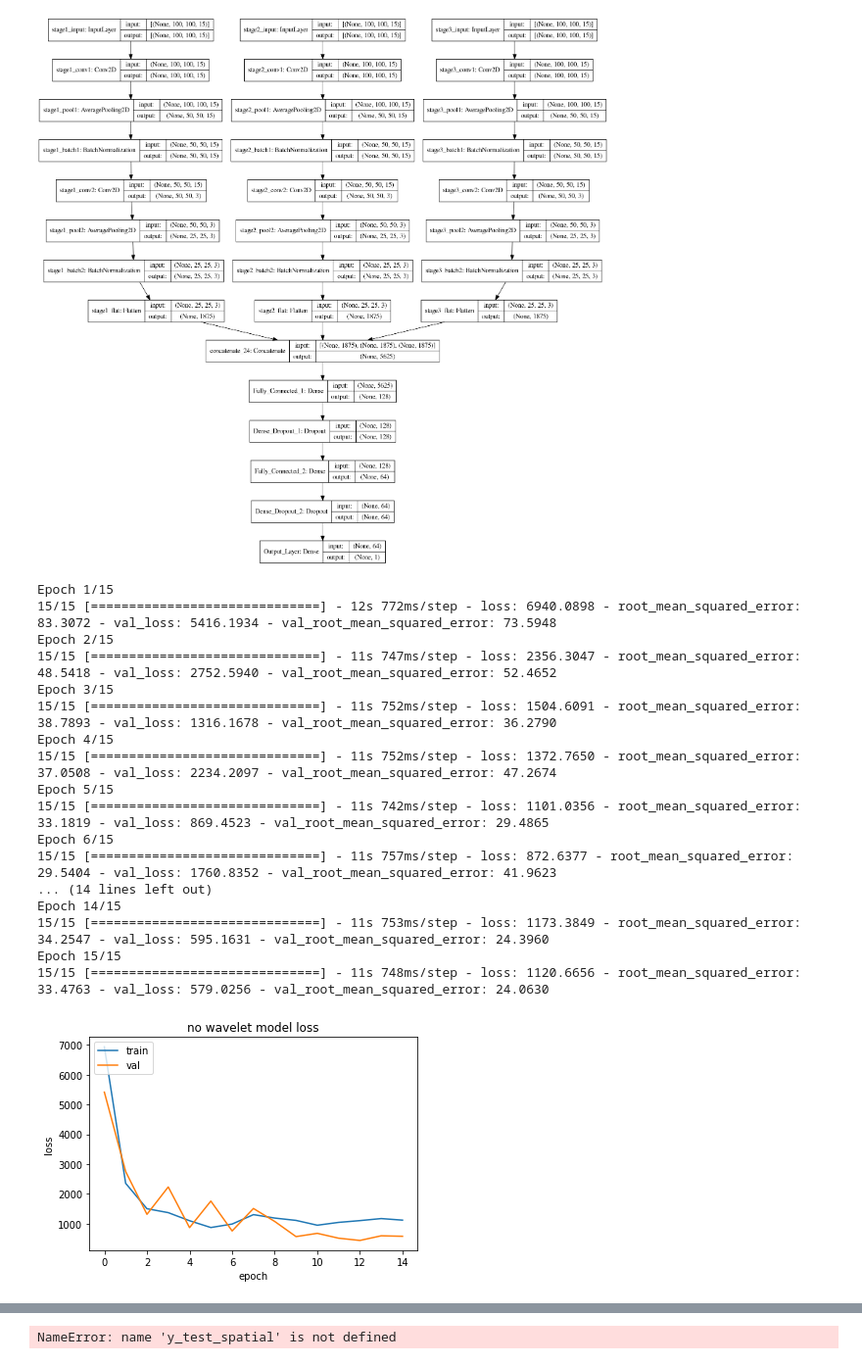
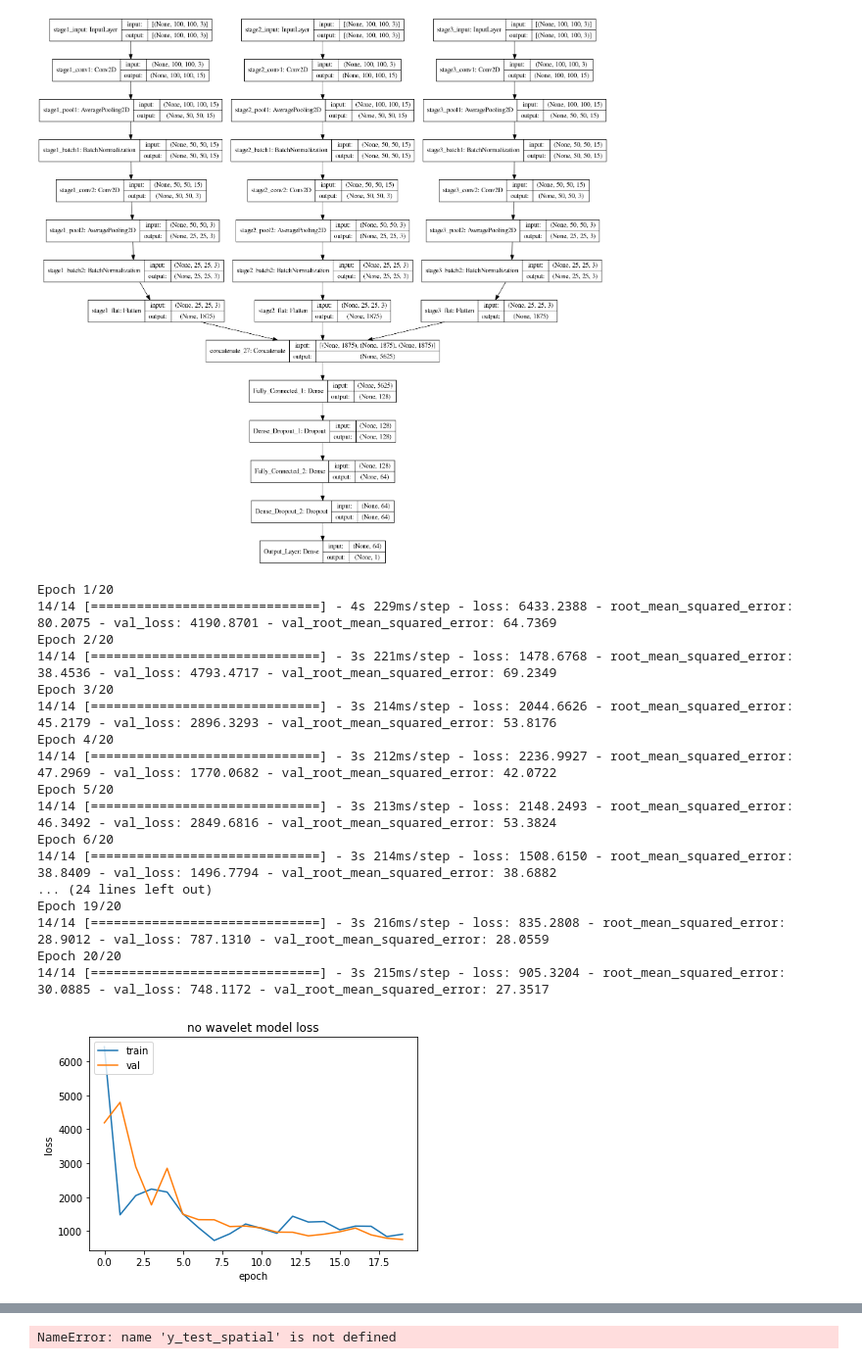
Before and after one commit to jliu2006/hurricane_intensity, a Jupyter notebook: test_model_framework.ipynb, the cells around one changed output, grey strips where cells are left out. Shown at 98% size. Drawn from its saved outputs; the diff is of its cells as text; code cells hidden in the pictures.

```diff
--- a/test_model_framework.ipynb
+++ b/test_model_framework.ipynb
@@ -237,7 +237,7 @@ def getCategory(wind_speed): # based on the Saffir-Simpson Scale for hurricane c
 def selectDay(cat_dictionary):
     pick_days = []
     for key in cat_dictionary.keys():
-        index = round(len(cat_dictionary[key])/2)-1
+        index = len(cat_dictionary[key])-1
         day_list = cat_dictionary[key]
         day = day_list[index]
         pick_days = np.append(pick_days, day)
@@ -295,7 +295,7 @@ def getStageByDay(folder, day):
 
     stage_array = imerg_array
     stage_array = np.append(stage_array, sst_array, axis = 0)
-    stage_array = np.append(stage_array, rgb_array, axis = 0)
+    # stage_array = np.append(stage_array, rgb_array, axis = 0)
     stage_array = np.append(stage_array, wind_array, axis = 0)
     stage_array = np.expand_dims(stage_array, axis = 0)
 
@@ -476,11 +476,11 @@ print(stage_1.shape, stage_2.shape, stage_3.shape)
 # %%
 # img
-indices = np.arange(0, 89, 1)
+indices = np.arange(0, 83, 1)
 print(len(indices))
 print(len(highest_wind))
 
 index_train, index_test, y_train, y_test = train_test_split(
-    indices, highest_wind, train_size = 0.8, random_state = 3489)
+    indices, highest_wind, train_size = 0.8, random_state = 9832)
 
 stage_1_train = None
 stage_1_test = None
@@ -526,6 +525,6 @@ print(y_train, y_test)
 # %%
 # stage 1 of hurricane development -- early input data
-stage1_input = Input(shape = (100, 100, 15),
+stage1_input = Input(shape = (100, 100, 3),
                       name = 'stage1_input')
 
 stage1_conv1 = Conv2D(filters = 15,
@@ -557,7 +556,7 @@ stage1_flat = Flatten(name = 'stage1_flat')(stage1_batch2)
 
 # stage 2
 
-stage2_input = Input(shape = (100, 100, 15),
+stage2_input = Input(shape = (100, 100, 3),
                       name = 'stage2_input')
 
 stage2_conv1 = Conv2D(filters = 15,
@@ -588,7 +587,7 @@ stage2_flat = Flatten(name = 'stage2_flat')(stage2_batch2)
 
 # stage 3
 
-stage3_input = Input(shape = (100, 100, 15),
+stage3_input = Input(shape = (100, 100, 3),
                       name = 'stage3_input')
 
 stage3_conv1 = Conv2D(filters = 15,
@@ -658,43 +657,43 @@ tf.keras.utils.plot_model(model, to_file='dense_plot.png', show_shapes=True, sho
 # %%
 model.compile(
     loss = keras.losses.MeanSquaredError(),
     optimizer = "adam",
     metrics = tf.keras.metrics.RootMeanSquaredError()
 )
 
 history = model.fit([stage_1_train, stage_2_train, stage_3_train], y_train,
           batch_size = 5,
-          epochs = 15,
+          epochs = 20,
           validation_data = ([stage_1_test, stage_2_test, stage_3_test], y_test),
           )
 
 plt.plot(history.history['loss'])
 plt.plot(history.history['val_loss'])
 plt.title('no wavelet model loss')
 plt.ylabel('loss')
 plt.xlabel('epoch')
 plt.legend(['train', 'val'],
            loc='upper left')
 plt.show()
 # %% [output]
-Epoch 1/15
-15/15 [==============================] - 12s 772ms/step - loss: 6940.0898 - root_mean_squared_error: 83.3072 - val_loss: 5416.1934 - val_root_mean_squared_error: 73.5948
-Epoch 2/15
-15/15 [==============================] - 11s 747ms/step - loss: 2356.3047 - root_mean_squared_error: 48.5418 - val_loss: 2752.5940 - val_root_mean_squared_error: 52.4652
-Epoch 3/15
-15/15 [==============================] - 11s 752ms/step - loss: 1504.6091 - root_mean_squared_error: 38.7893 - val_loss: 1316.1678 - val_root_mean_squared_error: 36.2790
-Epoch 4/15
-15/15 [==============================] - 11s 752ms/step - loss: 1372.7650 - root_mean_squared_error: 37.0508 - val_loss: 2234.2097 - val_root_mean_squared_error: 47.2674
-Epoch 5/15
-15/15 [==============================] - 11s 742ms/step - loss: 1101.0356 - root_mean_squared_error: 33.1819 - val_loss: 869.4523 - val_root_mean_squared_error: 29.4865
-Epoch 6/15
-15/15 [==============================] - 11s 757ms/step - loss: 872.6377 - root_mean_squared_error: 29.5404 - val_loss: 1760.8352 - val_root_mean_squared_error: 41.9623
-... (14 lines left out)
-Epoch 14/15
-15/15 [==============================] - 11s 753ms/step - loss: 1173.3849 - root_mean_squared_error: 34.2547 - val_loss: 595.1631 - val_root_mean_squared_error: 24.3960
-Epoch 15/15
-15/15 [==============================] - 11s 748ms/step - loss: 1120.6656 - root_mean_squared_error: 33.4763 - val_loss: 579.0256 - val_root_mean_squared_error: 24.0630
+Epoch 1/20
+14/14 [==============================] - 4s 229ms/step - loss: 6433.2388 - root_mean_squared_error: 80.2075 - val_loss: 4190.8701 - val_root_mean_squared_error: 64.7369
+Epoch 2/20
+14/14 [==============================] - 3s 221ms/step - loss: 1478.6768 - root_mean_squared_error: 38.4536 - val_loss: 4793.4717 - val_root_mean_squared_error: 69.2349
+Epoch 3/20
+14/14 [==============================] - 3s 214ms/step - loss: 2044.6626 - root_mean_squared_error: 45.2179 - val_loss: 2896.3293 - val_root_mean_squared_error: 53.8176
+Epoch 4/20
+14/14 [==============================] - 3s 212ms/step - loss: 2236.9927 - root_mean_squared_error: 47.2969 - val_loss: 1770.0682 - val_root_mean_squared_error: 42.0722
+Epoch 5/20
+14/14 [==============================] - 3s 213ms/step - loss: 2148.2493 - root_mean_squared_error: 46.3492 - val_loss: 2849.6816 - val_root_mean_squared_error: 53.3824
+Epoch 6/20
+14/14 [==============================] - 3s 214ms/step - loss: 1508.6150 - root_mean_squared_error: 38.8409 - val_loss: 1496.7794 - val_root_mean_squared_error: 38.6882
+... (24 lines left out)
+Epoch 19/20
+14/14 [==============================] - 3s 216ms/step - loss: 835.2808 - root_mean_squared_error: 28.9012 - val_loss: 787.1310 - val_root_mean_squared_error: 28.0559
+Epoch 20/20
+14/14 [==============================] - 3s 215ms/step - loss: 905.3204 - root_mean_squared_error: 30.0885 - val_loss: 748.1172 - val_root_mean_squared_error: 27.3517
-[figure, old version]
+[figure, new version]
 # %%
 y_pred = model.predict([stage_1_test, stage_2_test, stage_3_test])
 y_pred = y_pred.reshape(y_pred.shape[0])
```
Also changed, not shown: parts of 11 cells of this notebook, 4 other files.
